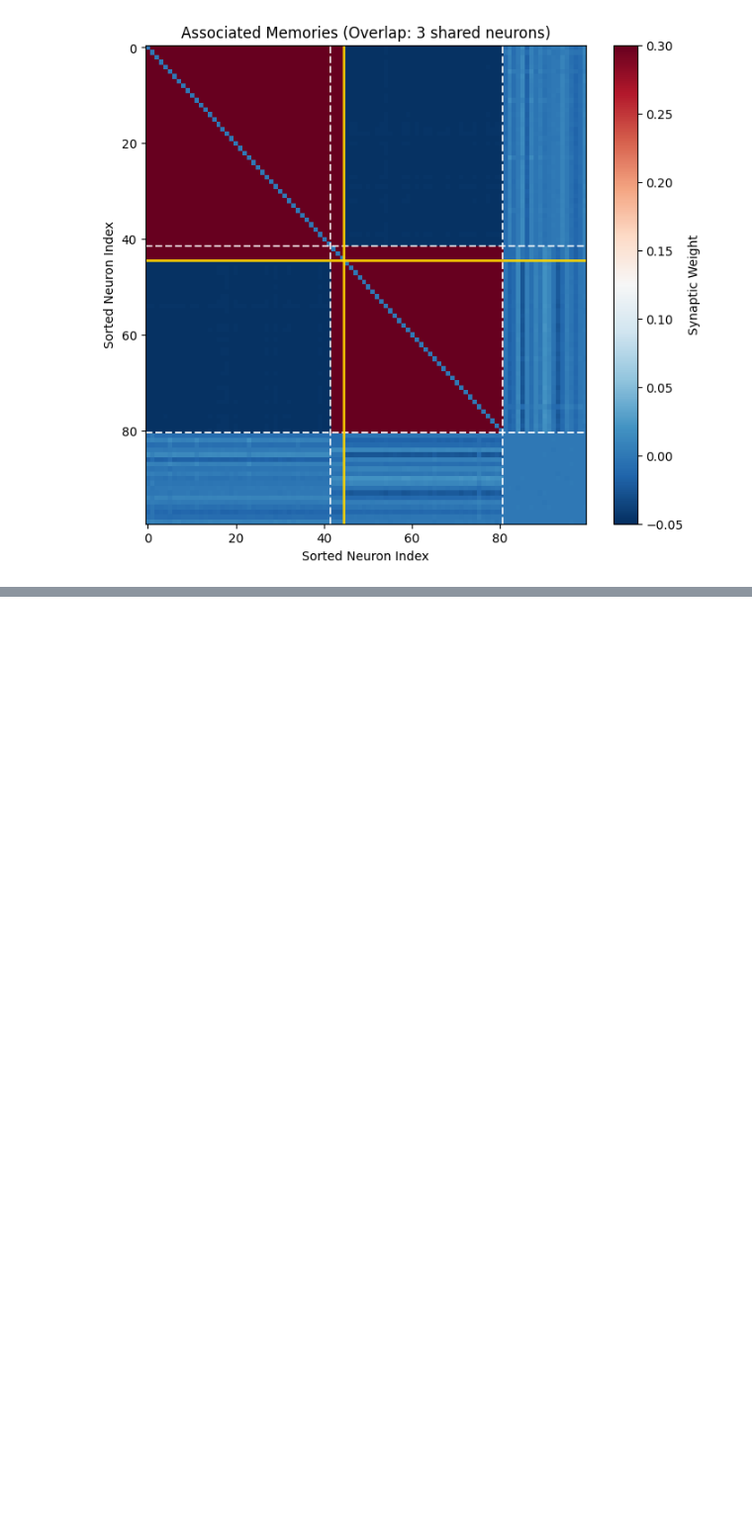
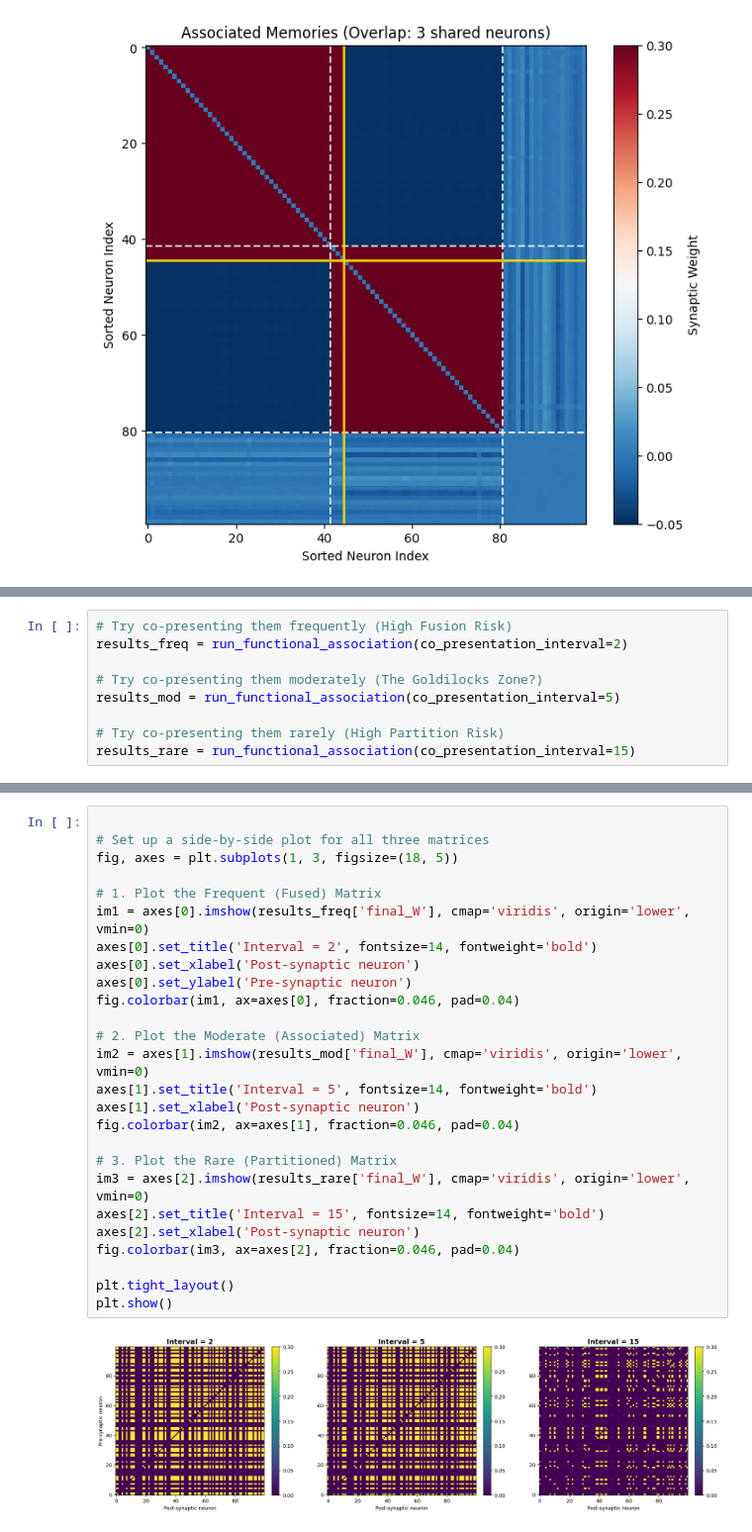
Before and after one commit to cecipwd/dynamicattractor, a Jupyter notebook: dynamic_attractor_network_colab.ipynb, the cells around one changed output, grey strips where cells are left out. Shown at 99% size. Cells and saved outputs as stored; diff of their text form; blank space fills up the shorter version.

```diff
--- a/dynamic_attractor_network_colab.ipynb
+++ b/dynamic_attractor_network_colab.ipynb
@@ -2162,0 +2280,9 @@ Assembly 2 exclusive neurons: 36
+# %%
+# Try co-presenting them frequently (High Fusion Risk)
+results_freq = run_functional_association(co_presentation_interval=2)
+
+# Try co-presenting them moderately (The Goldilocks Zone?)
+results_mod = run_functional_association(co_presentation_interval=5)
+
+# Try co-presenting them rarely (High Partition Risk)
+results_rare = run_functional_association(co_presentation_interval=15)
@@ -2162,0 +2299,28 @@ Assembly 2 exclusive neurons: 36
+# %%
+
+# Set up a side-by-side plot for all three matrices
+fig, axes = plt.subplots(1, 3, figsize=(18, 5))
+
+# 1. Plot the Frequent (Fused) Matrix
+im1 = axes[0].imshow(results_freq['final_W'], cmap='viridis', origin='lower', vmin=0)
+axes[0].set_title('Interval = 2', fontsize=14, fontweight='bold')
+axes[0].set_xlabel('Post-synaptic neuron')
+axes[0].set_ylabel('Pre-synaptic neuron')
+fig.colorbar(im1, ax=axes[0], fraction=0.046, pad=0.04)
+
+# 2. Plot the Moderate (Associated) Matrix
+im2 = axes[1].imshow(results_mod['final_W'], cmap='viridis', origin='lower', vmin=0)
+axes[1].set_title('Interval = 5', fontsize=14, fontweight='bold')
+axes[1].set_xlabel('Post-synaptic neuron')
+fig.colorbar(im2, ax=axes[1], fraction=0.046, pad=0.04)
+
+# 3. Plot the Rare (Partitioned) Matrix
+im3 = axes[2].imshow(results_rare['final_W'], cmap='viridis', origin='lower', vmin=0)
+axes[2].set_title('Interval = 15', fontsize=14, fontweight='bold')
+axes[2].set_xlabel('Post-synaptic neuron')
+fig.colorbar(im3, ax=axes[2], fraction=0.046, pad=0.04)
+
+plt.tight_layout()
+plt.show()
+# %% [output]
+[figure, added]
```
Also changed, not shown: parts of 8 cells of this notebook.
